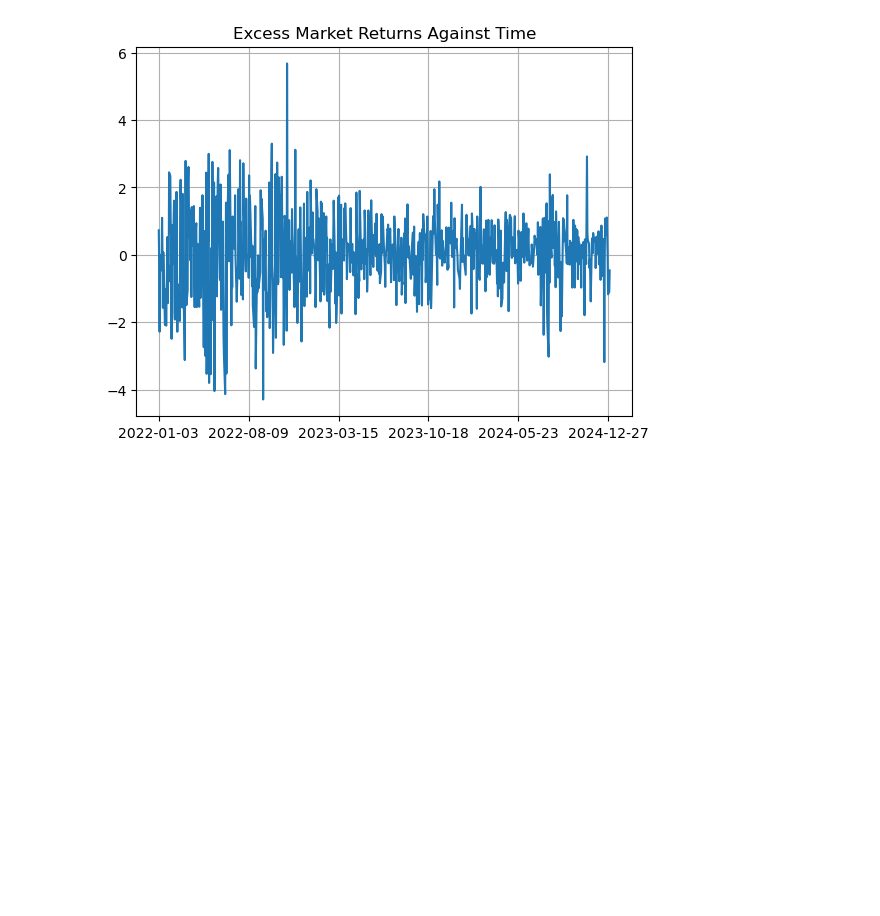
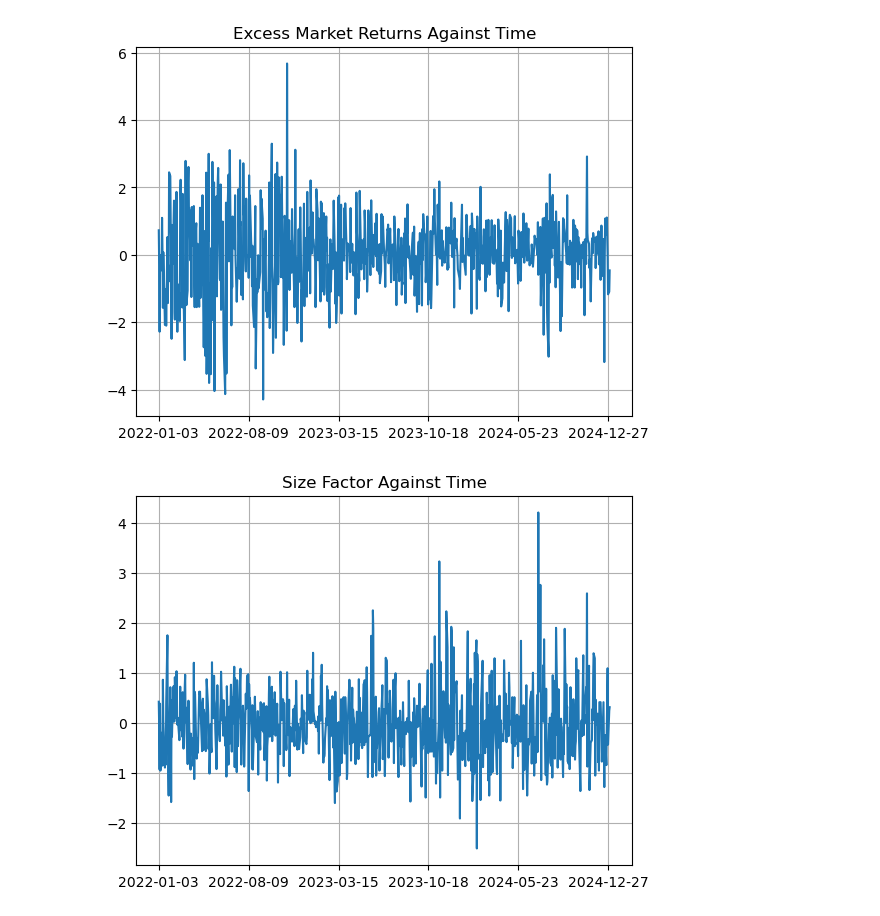
Before and after one commit to 3v-mb/Mini-projects-in-Financial-Engineering, a Jupyter notebook: Factor Modeling.ipynb, the cells around one changed output. Drawn from its saved outputs; the diff is of its cells as text; code cells hidden in the pictures; blank space fills up the shorter version.

Commit message:
visualisations

```diff
--- a/Factor Modeling.ipynb
+++ b/Factor Modeling.ipynb
@@ -69,3 +69,10 @@ plt.title("Excess Market Returns Against Time")
 plt.xticks(pd.to_datetime(daily_factor_data.index[::150], format="%Y%m"));
 # %% [output]
 [figure]
+# %%
+plt.plot(daily_factor_data["SMB"])
+plt.grid()
+plt.title("Size Factor Against Time")
+plt.xticks(pd.to_datetime(daily_factor_data.index[::150], format="%Y%m"));
+# %% [output]
+[figure, added]
```
Also changed, not shown: parts of 9 cells of this notebook.
